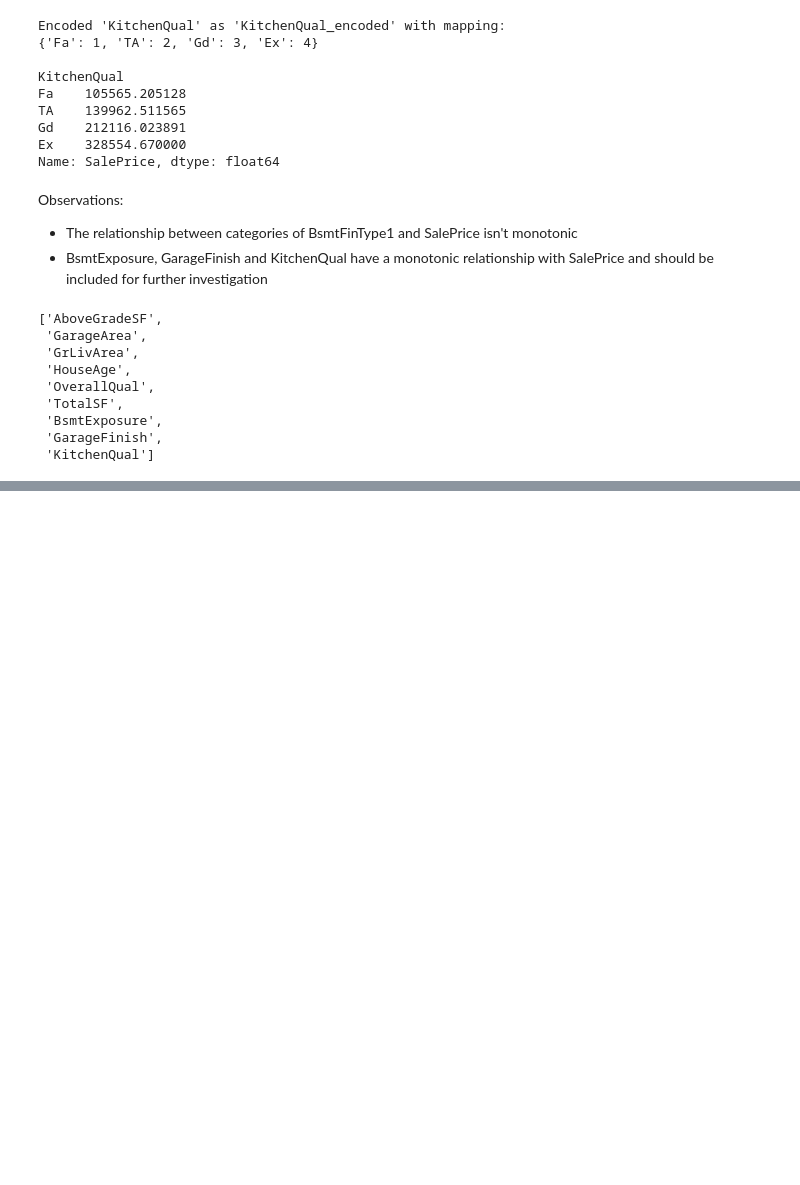
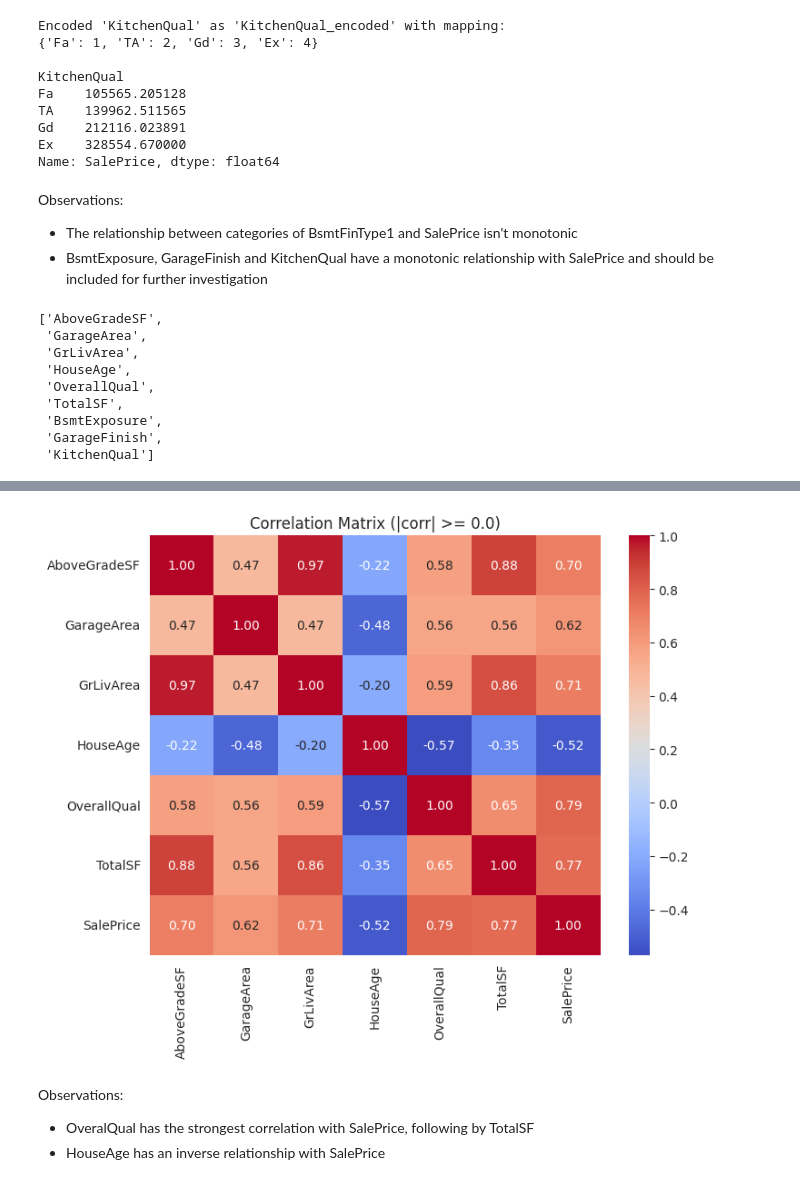
Before and after one commit to emilywade/heritage-housing, a Jupyter notebook: jupyter_notebooks/03HousingPriceStudy.ipynb, the cells around one changed output, grey strips where cells are left out. Cells and saved outputs as stored; diff of their text form; code cells hidden in the pictures; blank space fills up the shorter version.

```diff
--- a/jupyter_notebooks/03HousingPriceStudy.ipynb
+++ b/jupyter_notebooks/03HousingPriceStudy.ipynb
@@ -202,0 +224,16 @@ vars_to_study
+# %%
+import numpy as np
+
+corr = df[num_vars + ['SalePrice']].corr()
+threshold = 0.0
+mask = np.abs(corr) < threshold
+plt.figure(figsize=(8, 6))
+sns.heatmap(corr, annot=True, cmap='coolwarm', fmt=".2f", mask=mask, cbar=True)
+plt.title(f"Correlation Matrix (|corr| >= {threshold})")
+plt.show()
+# %% [output]
+[figure, added]
+# %% [markdown]
+Observations:
+- OveralQual has the strongest correlation with SalePrice, following by TotalSF
+- HouseAge has an inverse relationship with SalePrice
```
Also changed, not shown: parts of 4 cells of this notebook.
